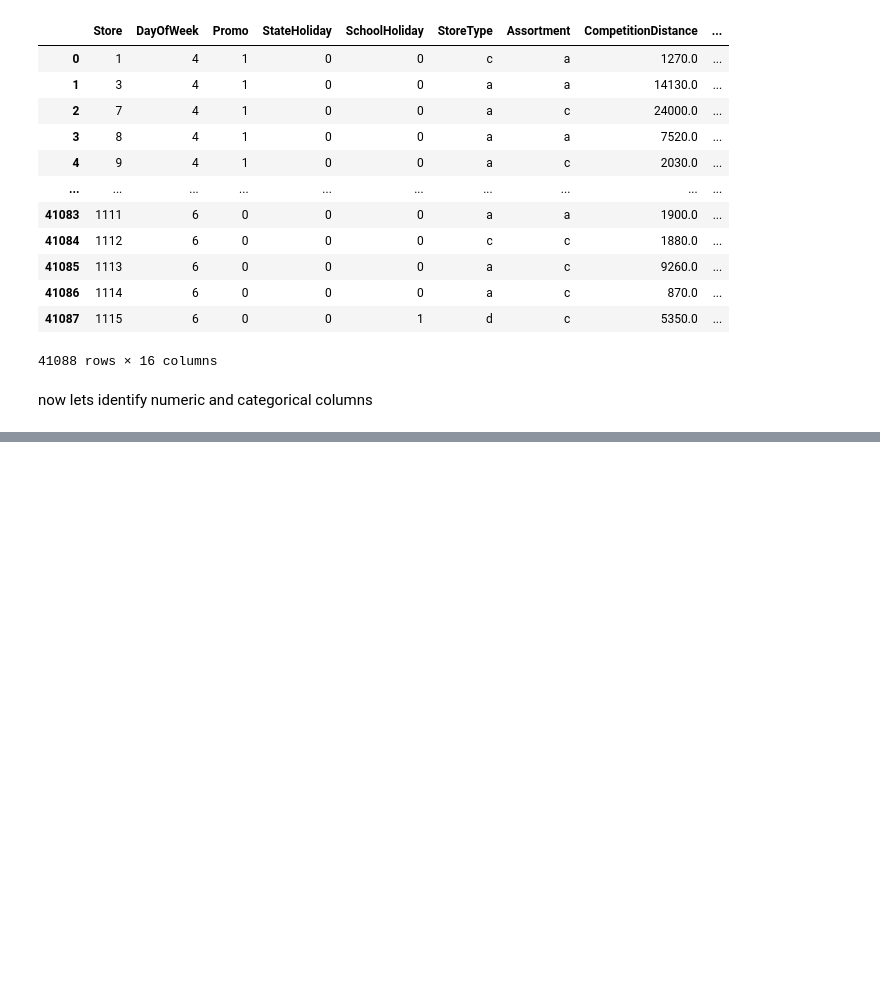
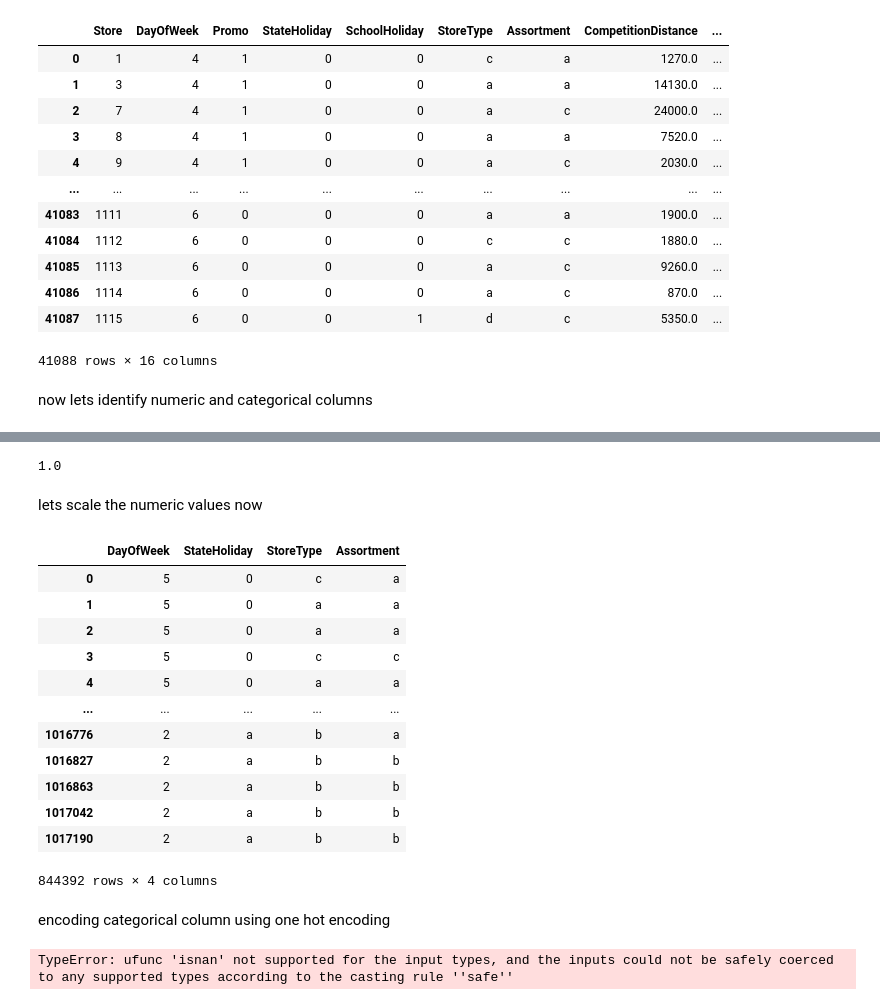
Before and after one commit to 404saugat404/sklearn, a Jupyter notebook: Gradient Boosting Machines (GBMs) with XGBoost/gbm_xboost.ipynb, the cells around one changed output, grey strips where cells are left out. Saved outputs shown, nothing was run; the diff lists cells and outputs as text; code cells hidden in the pictures; blank space fills up the shorter version.

```diff
--- a/Gradient Boosting Machines (GBMs) with XGBoost/gbm_xboost.ipynb
+++ b/Gradient Boosting Machines (GBMs) with XGBoost/gbm_xboost.ipynb
@@ -320,3 +319,8 @@ test_inputs
 41088 rows × 16 columns
 # %% [markdown]
 now lets identify numeric and categorical columns
+# %%
+numeric_cols = ['Store', 'Promo', 'SchoolHoliday',
+              'CompetitionDistance', 'CompetitionOpen', 'Promo2', 'Promo2Open', 'IsPromo2Month',
+              'Day', 'Month', 'Year', 'WeekOfYear',  ]
+categorical_cols = ['DayOfWeek', 'StateHoliday', 'StoreType', 'Assortment']
@@ -322,0 +363,15 @@ now lets identify numeric and categorical columns
+# %%
+max_distance=inputs.CompetitionDistance.max()
+# %%
+max_distance
+# %% [output]
+1.0
+# %%
+inputs["CompetitionDistance"].fillna(max_distance*2,inplace=True)
+test_inputs["CompetitionDistance"].fillna(max_distance*2,inplace=True)
+# %% [markdown]
+lets scale the numeric values now
+# %%
+from sklearn.preprocessing import MinMaxScaler
+scaler=MinMaxScaler().fit(inputs[numeric_cols])
+inputs[numeric_cols]=scaler.transform(inputs[numeric_cols])
@@ -322,0 +381,16 @@ now lets identify numeric and categorical columns
+# %%
+inputs[categorical_cols]
+# %% [output]
+|  | DayOfWeek | StateHoliday | StoreType | Assortment |
+| 0 | 5 | 0 | c | a |
+| 1 | 5 | 0 | a | a |
+| 2 | 5 | 0 | a | a |
+| 3 | 5 | 0 | c | c |
+| 4 | 5 | 0 | a | a |
+| ... | ... | ... | ... | ... |
+| 1016776 | 2 | a | b | a |
+| 1016827 | 2 | a | b | b |
+| 1016863 | 2 | a | b | b |
+| 1017042 | 2 | a | b | b |
+| 1017190 | 2 | a | b | b |
+844392 rows × 4 columns
@@ -322,0 +400,2 @@ now lets identify numeric and categorical columns
+# %% [markdown]
+encoding categorical column using one hot encoding
@@ -322,0 +406,5 @@ now lets identify numeric and categorical columns
+# %%
+inputs[encoded_cols] = encoder.transform(inputs[categorical_cols])
+test_inputs[encoded_cols] = encoder.transform(test_inputs[categorical_cols])
+# %% [output]
+TypeError: ufunc 'isnan' not supported for the input types, and the inputs could not be safely coerced to any supported types according to the casting rule ''safe''
```
Also changed, not shown: parts of 15 cells of this notebook.
